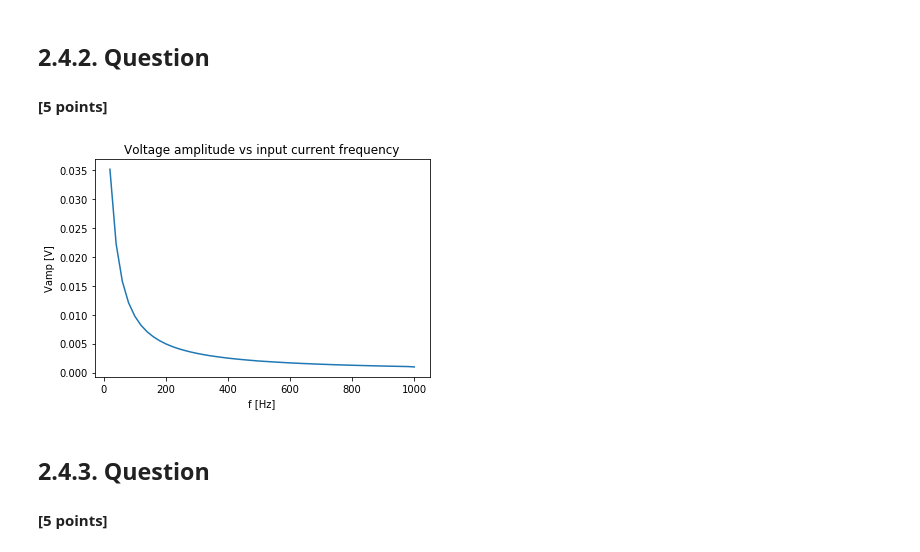
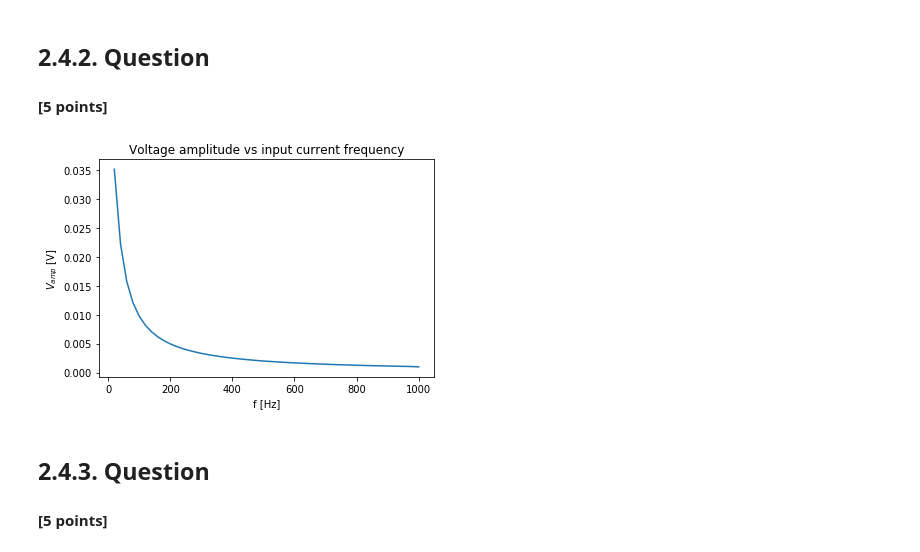
Before and after one commit to fedeflo2/Bestbio1, a Jupyter notebook: Ex2_firstName_lastName_000.ipynb, the cells around one changed output. Saved outputs shown, nothing was run; the diff lists cells and outputs as text; code cells hidden in the pictures.

```diff
--- a/Ex2_firstName_lastName_000.ipynb
+++ b/Ex2_firstName_lastName_000.ipynb
@@ -224,33 +224,33 @@ nr of spikes: 0
 # %%
 # For input frequencies between 10Hz and 1kHz plot the the resulting amplitude of subthreshold oscillations of the
 # membrane potential vs. input frequency.
 N = 50
 freqs = np.linspace(20,1000,N)
 ampls = np.zeros(N)
 
 for n in range(N):
     freq = freqs[n]
     sinusoidal_current = input_factory.get_sinusoidal_current(200, 1000, unit_time=0.1 * b2.ms,amplitude= 2.5 * b2.namp,
                     frequency=freq*b2.Hz,direct_current=0. * b2.namp)
     (state_monitor, spike_monitor) = LIF.simulate_LIF_neuron(input_current=sinusoidal_current, simulation_time = 120 * b2.ms,
                                                          firing_threshold=0*b2.mV)
     # exctracting the voltage after the transitory
     voltage = np.asarray(state_monitor.v)
     voltage = np.squeeze(voltage)
     voltage = voltage[600:1000]
     #evaluating the amplitude
     min_val = np.min(voltage)
     max_val = np.max(voltage)
     ampls[n] = max_val - min_val
 
 plt.figure()
 plt.plot(freqs,ampls)
 plt.title('Voltage amplitude vs input current frequency')
 plt.xlabel('f [Hz]')
-plt.ylabel('Vamp [V]')
+plt.ylabel('$V_{amp}$ [V]')
 plt.show()
 # %% [output]
-[figure, old version]
+[figure, new version]
 # %% [markdown]
 ## 2.4.3. Question
 #### [5 points]
```
Also changed, not shown: parts of 12 cells of this notebook.
